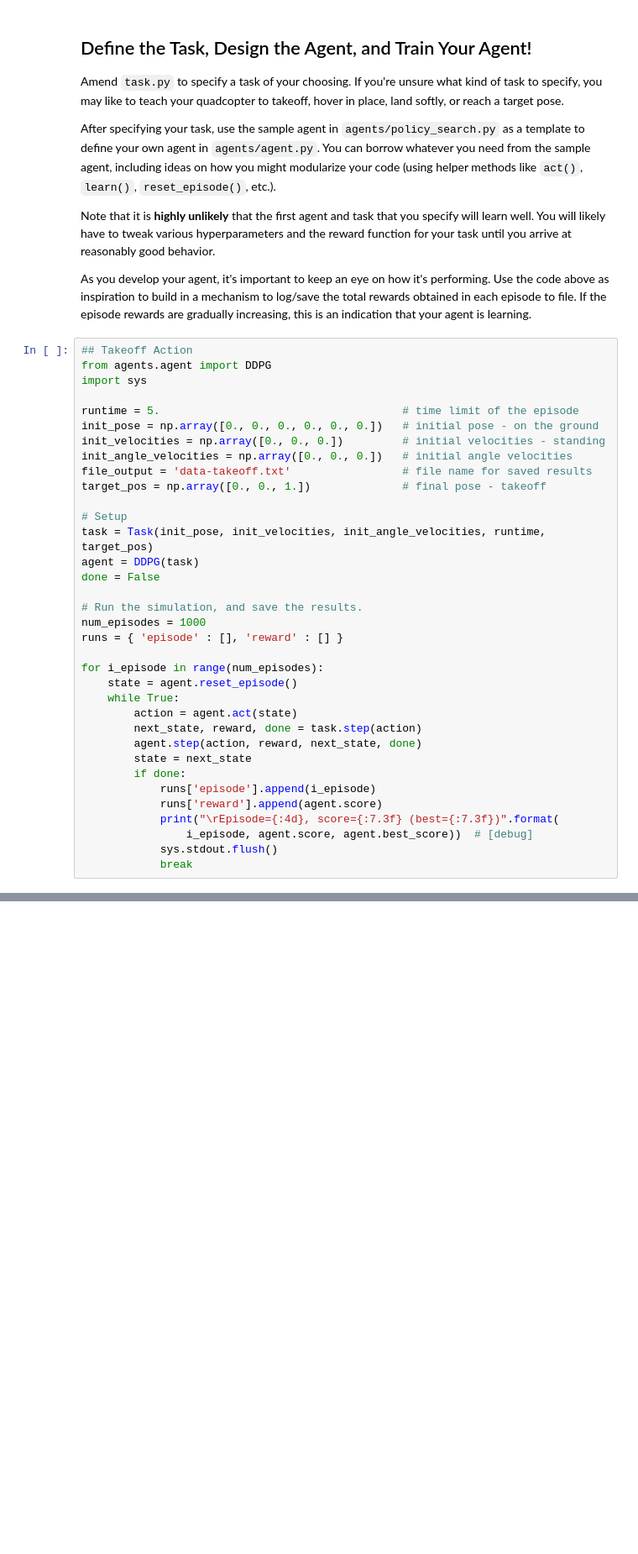
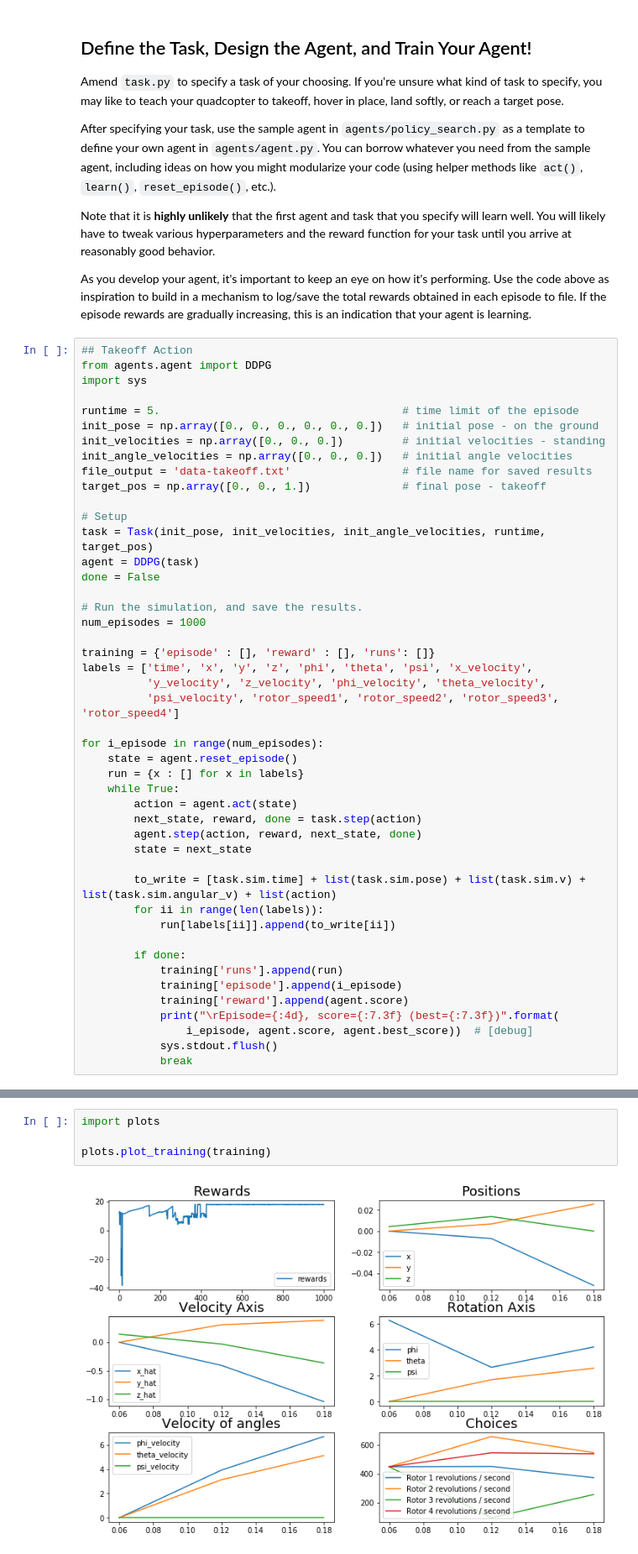
Before and after one commit to fgsantos89/RL-Quadcopter-2, a Jupyter notebook: Quadcopter_Project.ipynb, the cells around one changed output, grey strips where cells are left out. Shown at 84% size. Cells and saved outputs as stored; diff of their text form; blank space fills up the shorter version.

Commit message:
colocando todos os plots em uma imagem somente

```diff
--- a/Quadcopter_Project.ipynb
+++ b/Quadcopter_Project.ipynb
@@ -249,18 +249,29 @@ done = False
 
 # Run the simulation, and save the results.
 num_episodes = 1000
-runs = { 'episode' : [], 'reward' : [] }
+
+training = {'episode' : [], 'reward' : [], 'runs': []}
+labels = ['time', 'x', 'y', 'z', 'phi', 'theta', 'psi', 'x_velocity',
+          'y_velocity', 'z_velocity', 'phi_velocity', 'theta_velocity',
+          'psi_velocity', 'rotor_speed1', 'rotor_speed2', 'rotor_speed3', 'rotor_speed4']
 
 for i_episode in range(num_episodes):
     state = agent.reset_episode()
+    run = {x : [] for x in labels}
     while True:
         action = agent.act(state)
         next_state, reward, done = task.step(action)
         agent.step(action, reward, next_state, done)
         state = next_state
+
+        to_write = [task.sim.time] + list(task.sim.pose) + list(task.sim.v) + list(task.sim.angular_v) + list(action)
+        for ii in range(len(labels)):
+            run[labels[ii]].append(to_write[ii])
+
         if done:
-            runs['episode'].append(i_episode)
-            runs['reward'].append(agent.score)
+            training['runs'].append(run)
+            training['episode'].append(i_episode)
+            training['reward'].append(agent.score)
             print("\rEpisode={:4d}, score={:7.3f} (best={:7.3f})".format(
                 i_episode, agent.score, agent.best_score))  # [debug]
             sys.stdout.flush()
@@ -389,3 +304,9 @@ print(task.sim.angular_v)
+# %%
+import plots
+
+plots.plot_training(training)
+# %% [output]
+[figure, added]
 # %% [markdown]
 ## Reflections
 
```
Also changed, not shown: parts of 23 cells of this notebook, 3 other files.
